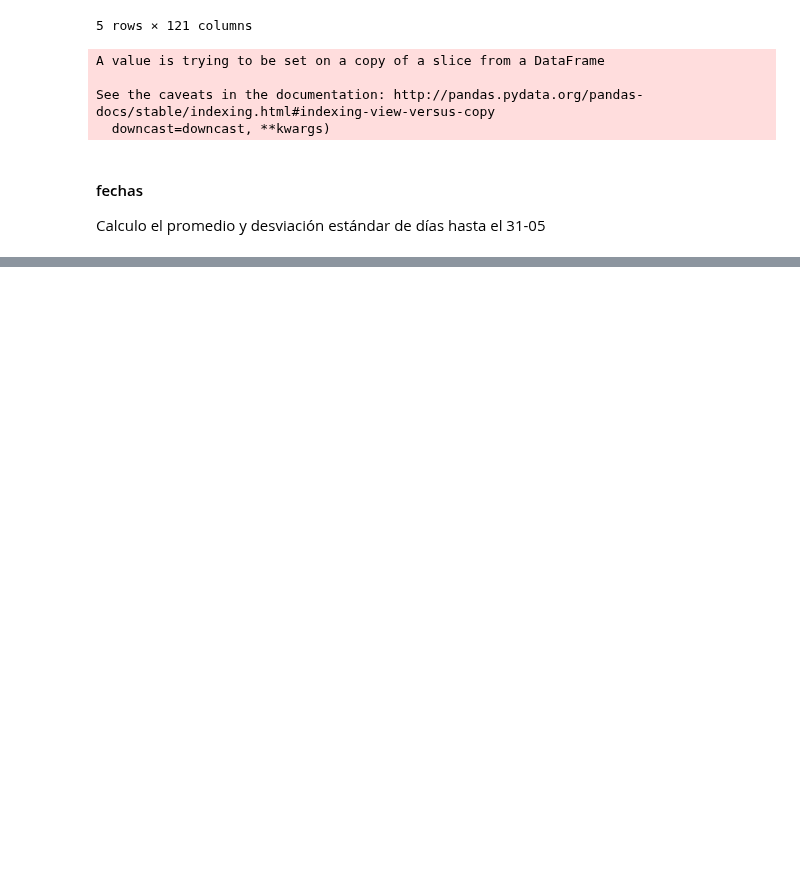
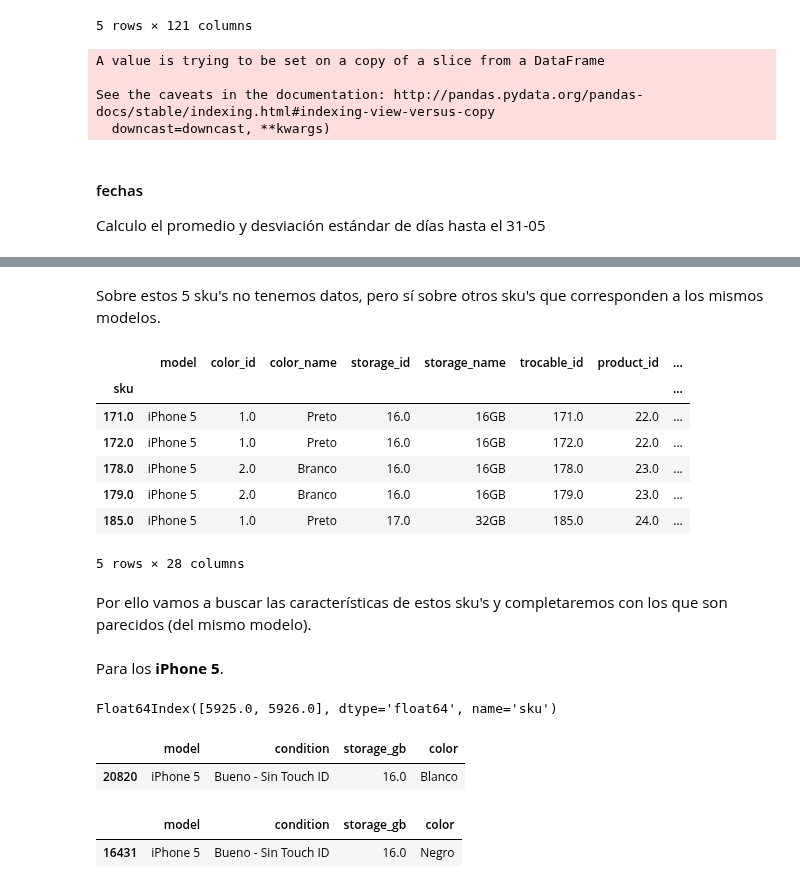
Before and after one commit to seblaz/7506-datos-tp2, a Jupyter notebook: Features/Features Seba.ipynb, the cells around one changed output, grey strips where cells are left out. Cells and saved outputs as stored; diff of their text form; code cells hidden in the pictures; blank space fills up the shorter version.

```diff
--- a/Features/Features Seba.ipynb
+++ b/Features/Features Seba.ipynb
@@ -119,0 +185,32 @@ assert(df_features.shape[0] == df['person'].unique().shape[0])
+# %% [markdown]
+Sobre estos 5 sku's no tenemos datos, pero sí sobre otros sku's que corresponden a los mismos modelos.
+# %%
+precios.loc[precios['model'].isin(no_encontrados)].head()
+# %% [output]
+|  | model | color_id | color_name | storage_id | storage_name | trocable_id | product_id | ... |
+| sku |  |  |  |  |  |  |  | ... |
+| 171.0 | iPhone 5 | 1.0 | Preto | 16.0 | 16GB | 171.0 | 22.0 | ... |
+| 172.0 | iPhone 5 | 1.0 | Preto | 16.0 | 16GB | 172.0 | 22.0 | ... |
+| 178.0 | iPhone 5 | 2.0 | Branco | 16.0 | 16GB | 178.0 | 23.0 | ... |
+| 179.0 | iPhone 5 | 2.0 | Branco | 16.0 | 16GB | 179.0 | 23.0 | ... |
+| 185.0 | iPhone 5 | 1.0 | Preto | 17.0 | 32GB | 185.0 | 24.0 | ... |
+5 rows × 28 columns
+# %% [markdown]
+Por ello vamos a buscar las características de estos sku's y completaremos con los que son parecidos (del mismo modelo).
+# %% [markdown]
+Para los **iPhone 5**.
+# %%
+iphone5_skus = precios[precios['price_current'].isna() & (precios['model']=='iPhone 5')].index
+iphone5_skus
+# %% [output]
+Float64Index([5925.0, 5926.0], dtype='float64', name='sku')
+# %%
+df[df['sku']==5925].head(1)[['model', 'condition', 'storage_gb', 'color']]
+# %% [output]
+|  | model | condition | storage_gb | color |
+| 20820 | iPhone 5 | Bueno - Sin Touch ID | 16.0 | Blanco |
+# %%
+df[df['sku']==5926].head(1)[['model', 'condition', 'storage_gb', 'color']]
+# %% [output]
+|  | model | condition | storage_gb | color |
+| 16431 | iPhone 5 | Bueno - Sin Touch ID | 16.0 | Negro |
```
Also changed, not shown: parts of 46 cells of this notebook, 5 other files.
